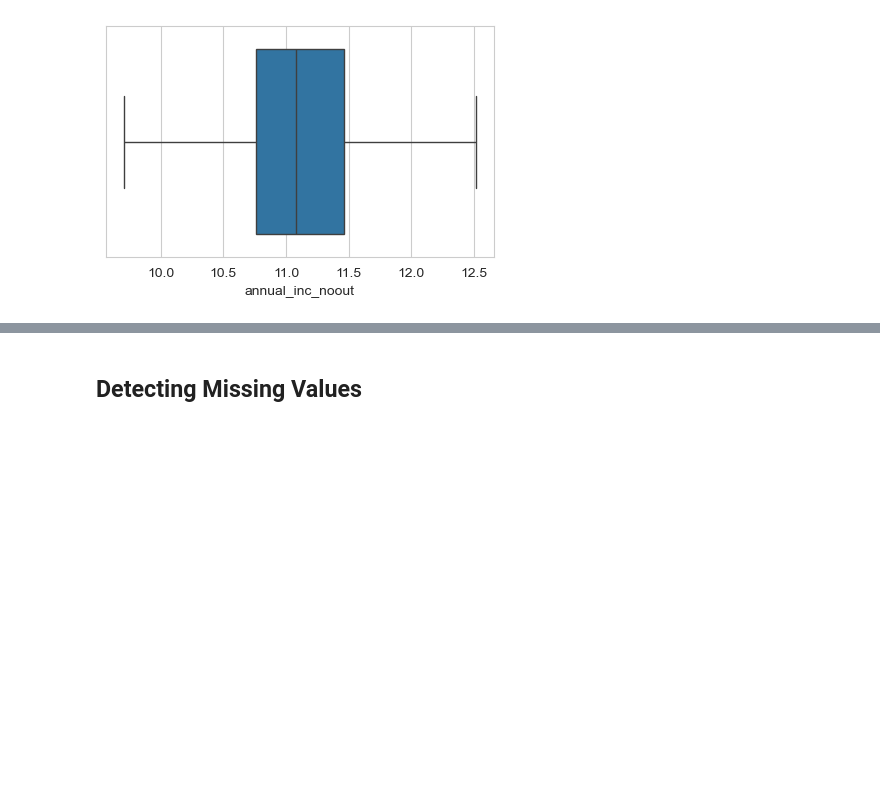
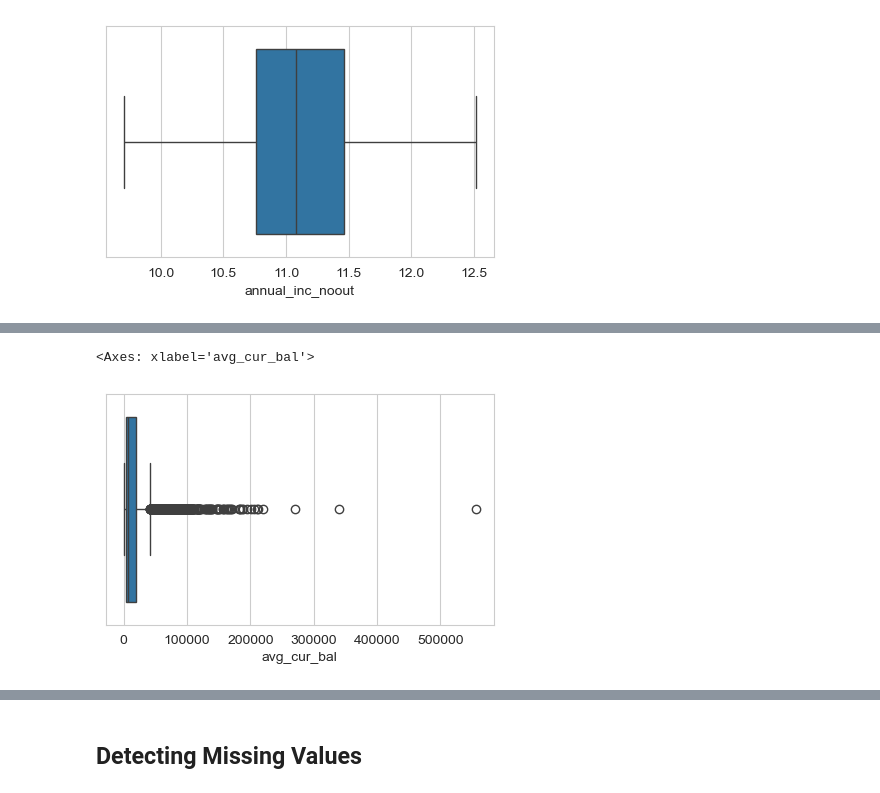
Before and after one commit to yasmeenel3sh/DataEngineeringProject, a Jupyter notebook: M1-template.ipynb, the cells around one changed output, grey strips where cells are left out. Drawn from its saved outputs; the diff is of its cells as text; code cells hidden in the pictures; blank space fills up the shorter version.

```diff
--- a/M1-template.ipynb
+++ b/M1-template.ipynb
@@ -782,0 +796,6 @@ sns.boxplot(x=fintech_indexed['annual_inc_noout'])
+# %%
+plt.figure(figsize=(5, 3))
+sns.boxplot(x=fintech_indexed['avg_cur_bal'])
+# %% [output]
+<Axes: xlabel='avg_cur_bal'>
+[figure, added]
```
Also changed, not shown: parts of 47 cells of this notebook.
